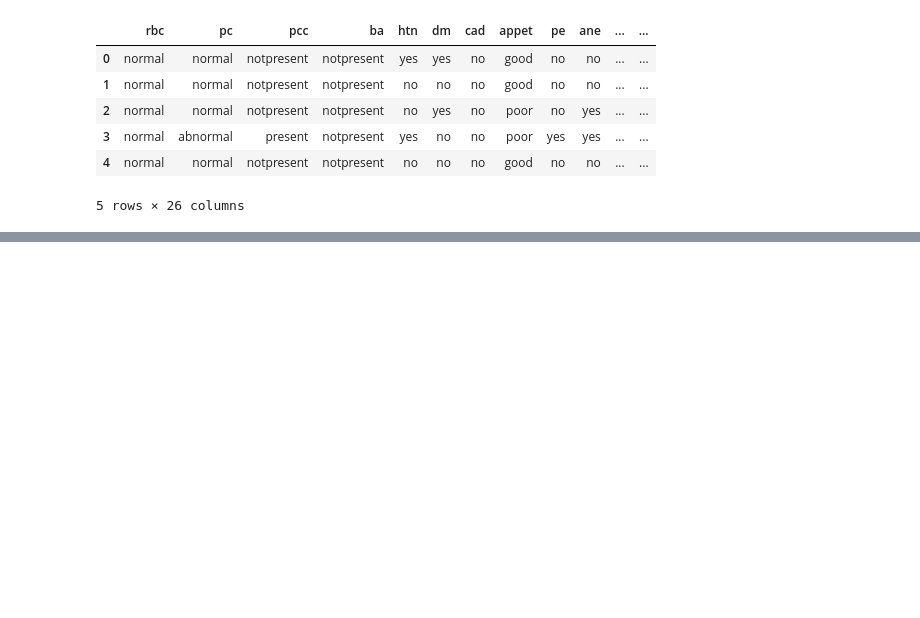
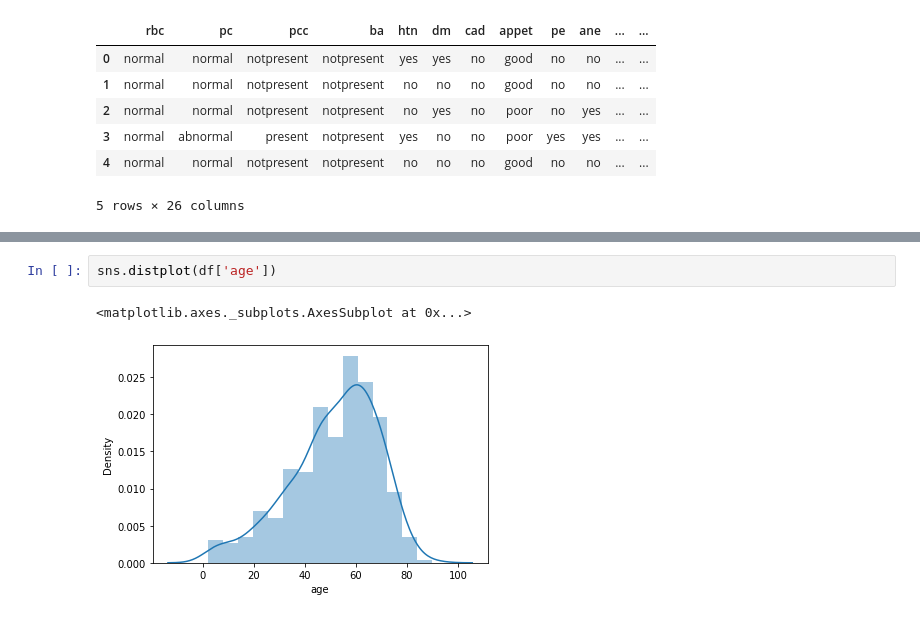
Before and after one commit to TaeMD/ML-projects, a Jupyter notebook: Predicting_CKD.ipynb, the cells around one changed output, grey strips where cells are left out. Saved outputs shown, nothing was run; the diff lists cells and outputs as text; blank space fills up the shorter version.

```diff
--- a/Predicting_CKD.ipynb
+++ b/Predicting_CKD.ipynb
@@ -631,0 +655,5 @@ df_new.head()
+# %%
+sns.distplot(df['age'])
+# %% [output]
+<matplotlib.axes._subplots.AxesSubplot at 0x...>
+[figure, added]
```
Also changed, not shown: parts of 5 cells of this notebook.
